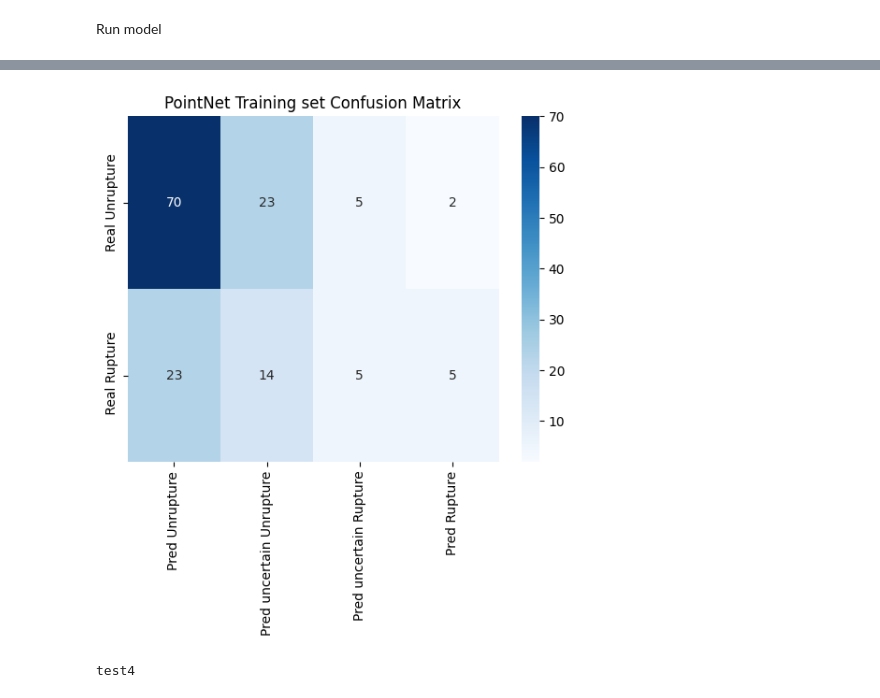
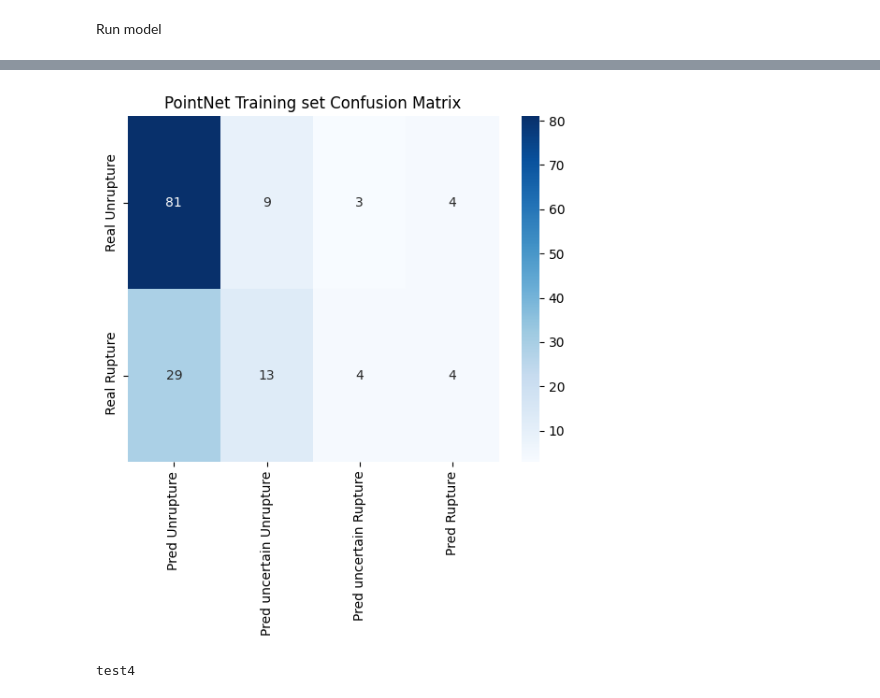
Before and after one commit to eulershadow/Wenjie_Zhang_Msc_project, a Jupyter notebook: code/Point_net_dome copy 2.ipynb, the cells around one changed output, grey strips where cells are left out. Cells and saved outputs as stored; diff of their text form; code cells hidden in the pictures.

```diff
--- a/code/Point_net_dome copy 2.ipynb
+++ b/code/Point_net_dome copy 2.ipynb
@@ -373,10 +182,13 @@ morpho_data_patient[morpho_data_patient["cuttype"] == "cut1"]
 735 rows × 178 columns
 # %%
 import pandas as pd
+from pointnetfunct.PointNet_dataset import Aneux_Dataset_load
 df = pd.DataFrame()
-Aneux_Dataset = Aneuxmodel_Dataset(root = root,
-                                   df=morpho_data_patient[morpho_data_patient["cuttype"] == "dome"],
-                                   transform = transforms.ToTensor(),
-                                   mesh = "area-001",
-                                   cuttype = "dome",
-                                   crop = False)
+# Aneux_Dataset = Aneuxmodel_Dataset(root = root,
+#                                    df=morpho_data_patient[morpho_data_patient["cuttype"] == "dome"],
+#                                    transform = transforms.ToTensor(),
+#                                    mesh = "area-001",
+#                                    cuttype = "dome",
+#                                    crop = False)
+
+Aneux_Dataset = Aneux_Dataset_load('./Aneux_Dataset_1000pt_sample_noclip.pt')
@@ -422,9 +264,9 @@ valid_loader = torch.utils.data.DataLoader(
 )
 # %%
 
-for i in train_loader:
-    #print(i)
-    a,b,c = i
-    d = a.squeeze(1).permute(0, 2, 1)
-    print(c)
-    break
+# for i in train_loader:
+#     #print(i)
+#     a,b,c = i
+#     d = a.squeeze(1).permute(0, 2, 1)
+#     print(c)
+#     break
@@ -559,8 +399,8 @@ class Transform(nn.Module):
         #print(xb)
 
         xb = F.relu(self.bn1(self.conv1(xb)))
-        # xb = F.relu(self.bn4(self.fc1(xb)))
-        # xb = F.relu(self.bn5(self.fc2(xb)))
+        xb = F.relu(self.bn4(self.fc1(xb)))
+        xb = F.relu(self.bn5(self.fc2(xb)))
 
         matrix64x64 = self.feature_transform(xb)
         xb = torch.bmm(torch.transpose(xb,1,2), matrix64x64).transpose(1,2)
@@ -569,9 +409,9 @@ class Transform(nn.Module):
         xb = F.relu(self.bn2(self.conv2(xb)))
         xb = self.bn3(self.conv3(xb))
 
-        # xb = F.relu(self.bn1(self.fc3(xb)))
-        # xb = F.relu(self.bn2(self.fc4(xb)))
-        # xb = self.bn3(self.fc5(xb))
+        xb = F.relu(self.bn1(self.fc3(xb)))
+        xb = F.relu(self.bn2(self.fc4(xb)))
+        xb = self.bn3(self.fc5(xb))
 
         xb = nn.MaxPool1d(xb.size(-1))(xb)
         output = nn.Flatten(1)(xb)
@@ -613,6 +453,9 @@ class PointNet(nn.Module):
         #print(targets)
         preds = self.forward(x)
         #print(targets.dtype)
+        #print(preds, targets)
+        #preds = preds.unsqueeze(-1)
+
         self.loss = self.loss_fn(preds, targets)
         self.loss.backward()
         self.optimizer.step()
@@ -775,7 +629,7 @@ from sklearn.metrics import confusion_matrix
 import seaborn as sns
 import functions as fun
 pointnet_copy = PointNet(classes=2)
-model_path = "./Ckp_point/pointnet_dome_lr0.0001_39epoch_test.pth"
+model_path = "./pointnet_dome_lr0.0001_epoch_test.pth"
 load_model(pointnet_copy,model_path)
 def dim4_cm (real, pred,pred_result):
 
@@ -804,39 +658,39 @@ y_pred = []
 y_pred_result = []
 pointnet_copy = pointnet_copy.to("cpu")
 with torch.no_grad():
-    for inputs_v,_,labels in valid_loader:
+    for inputs_v,_,_,labels in valid_loader:
         inputs_v = inputs_v.to(torch.float32)
         inputs_v = inputs_v.squeeze(1).permute(0, 2, 1)
         labels = labels.to(torch.long)
         outputs = pointnet_copy.forward(inputs_v)
 
         #print(torch.exp(outputs))
 
         outputs_value = (torch.max(torch.exp(outputs), 1)[0]).data.cpu().numpy()
         outputs_result = (torch.max(torch.exp(outputs), 1)[1]).data.cpu().numpy()
 
 
         #print(outputs)
         y_pred.extend(outputs_value)
         y_pred_result.extend(outputs_result)
 
         labels = labels.data.cpu().numpy()
         y_true.extend(labels)
 
 
 cm = dim4_cm(y_true, y_pred,y_pred_result)
 sns.heatmap(cm, annot=True, fmt='d', cmap='Blues', xticklabels=["Pred Unrupture","Pred uncertain Unrupture","Pred uncertain Rupture","Pred Rupture"], yticklabels=["Real Unrupture"," Real Rupture"])
 #fun.show_pred_cm(cm,y_true)
 # classes = ["Unrupture","Rupture"]
 # cf_matrix = confusion_matrix(y_true, y_pred)
 # plt.figure(figsize=(10, 8))
 # sns.heatmap(cf_matrix, annot=True, fmt="d", cmap="Blues", xticklabels=classes, yticklabels=classes,annot_kws={"size": 9})
 # plt.xlabel("Predicted Labels")
 # plt.ylabel("True Labels")
 plt.title("PointNet Training set Confusion Matrix")
 plt.show()
 # %% [output]
-[figure, old version]
+[figure, new version]
 # %%
 import functions
 functions.test()
```
Also changed, not shown: parts of 15 cells of this notebook, 14 other files.
